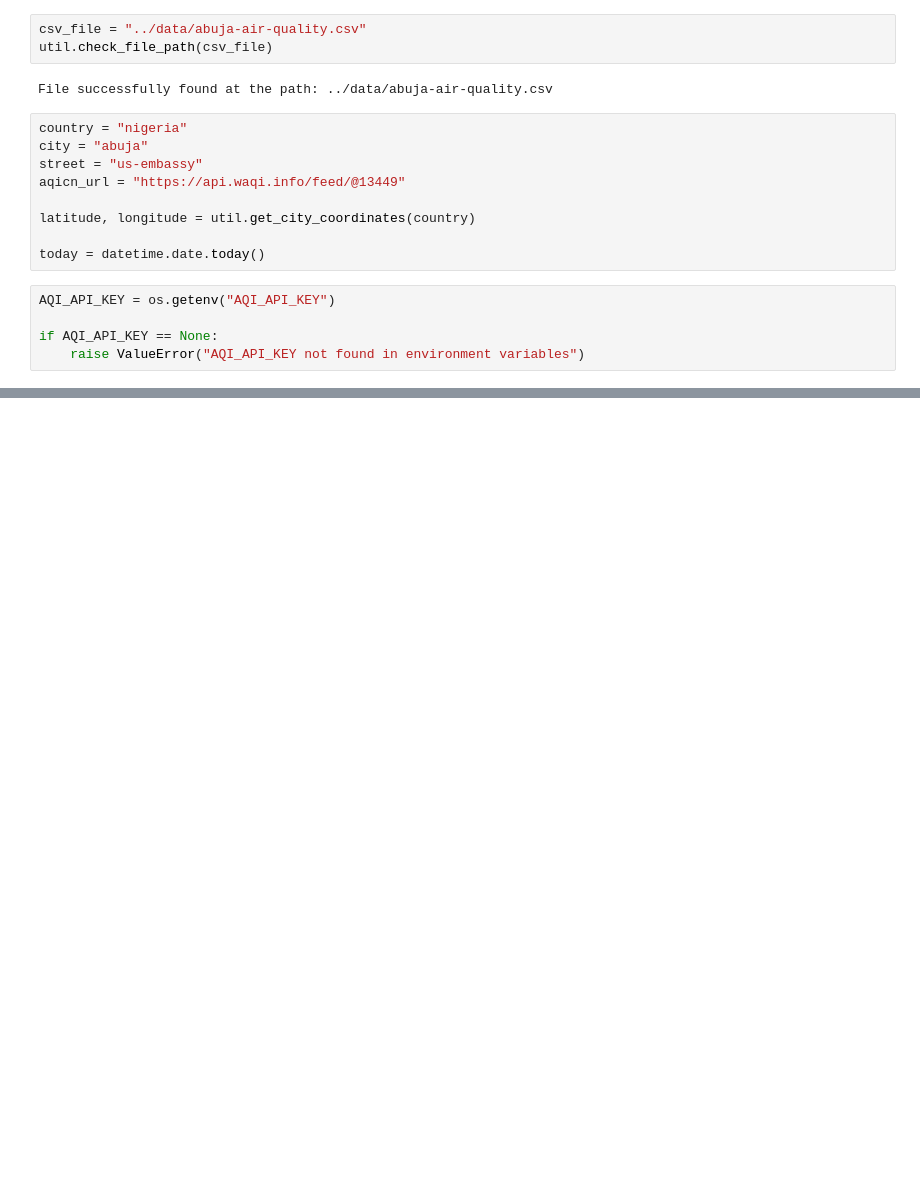
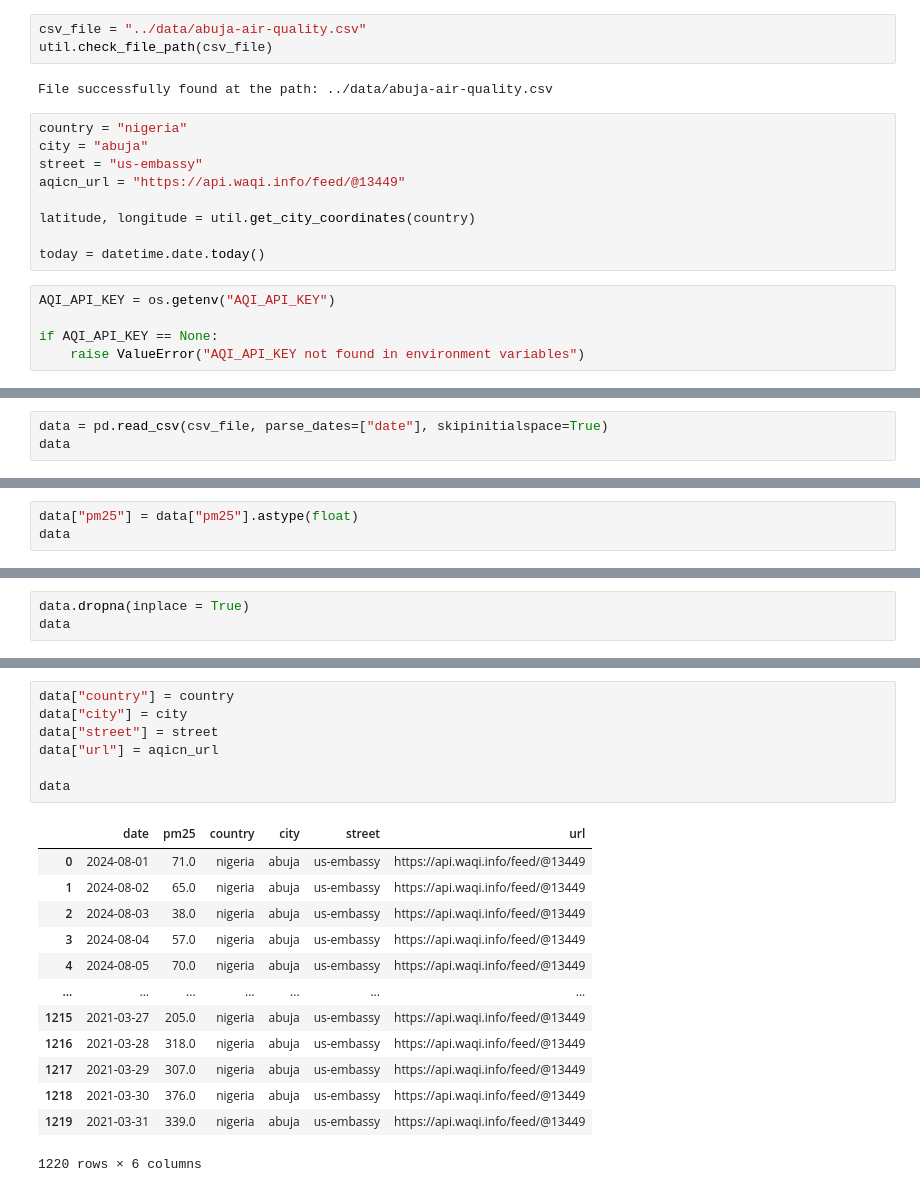
Before and after one commit to Duks31/air_quality, a Jupyter notebook: notebooks/air_quality_feature_backfill.ipynb, the cells around one changed output, grey strips where cells are left out. Cells and saved outputs as stored; diff of their text form; blank space fills up the shorter version.

```diff
--- a/notebooks/air_quality_feature_backfill.ipynb
+++ b/notebooks/air_quality_feature_backfill.ipynb
@@ -43,0 +62,3 @@ HTTP code: 401, HTTP reason: Unauthorized, body: b'{"errorCode":320013,"errorMsg
+# %%
+data = pd.read_csv(csv_file, parse_dates=["date"], skipinitialspace=True)
+data
@@ -43,0 +91,3 @@ HTTP code: 401, HTTP reason: Unauthorized, body: b'{"errorCode":320013,"errorMsg
+# %%
+data["pm25"] = data["pm25"].astype(float)
+data
@@ -43,0 +108,3 @@ HTTP code: 401, HTTP reason: Unauthorized, body: b'{"errorCode":320013,"errorMsg
+# %%
+data.dropna(inplace = True)
+data
@@ -43,0 +125,21 @@ HTTP code: 401, HTTP reason: Unauthorized, body: b'{"errorCode":320013,"errorMsg
+# %%
+data["country"] = country
+data["city"] = city
+data["street"] = street
+data["url"] = aqicn_url
+
+data
+# %% [output]
+|  | date | pm25 | country | city | street | url |
+| 0 | 2024-08-01 | 71.0 | nigeria | abuja | us-embassy | https://api.waqi.info/feed/@13449 |
+| 1 | 2024-08-02 | 65.0 | nigeria | abuja | us-embassy | https://api.waqi.info/feed/@13449 |
+| 2 | 2024-08-03 | 38.0 | nigeria | abuja | us-embassy | https://api.waqi.info/feed/@13449 |
+| 3 | 2024-08-04 | 57.0 | nigeria | abuja | us-embassy | https://api.waqi.info/feed/@13449 |
+| 4 | 2024-08-05 | 70.0 | nigeria | abuja | us-embassy | https://api.waqi.info/feed/@13449 |
+| ... | ... | ... | ... | ... | ... | ... |
+| 1215 | 2021-03-27 | 205.0 | nigeria | abuja | us-embassy | https://api.waqi.info/feed/@13449 |
+| 1216 | 2021-03-28 | 318.0 | nigeria | abuja | us-embassy | https://api.waqi.info/feed/@13449 |
+| 1217 | 2021-03-29 | 307.0 | nigeria | abuja | us-embassy | https://api.waqi.info/feed/@13449 |
+| 1218 | 2021-03-30 | 376.0 | nigeria | abuja | us-embassy | https://api.waqi.info/feed/@13449 |
+| 1219 | 2021-03-31 | 339.0 | nigeria | abuja | us-embassy | https://api.waqi.info/feed/@13449 |
+1220 rows × 6 columns
```
Also changed, not shown: parts of 24 cells of this notebook, 2 other files.
